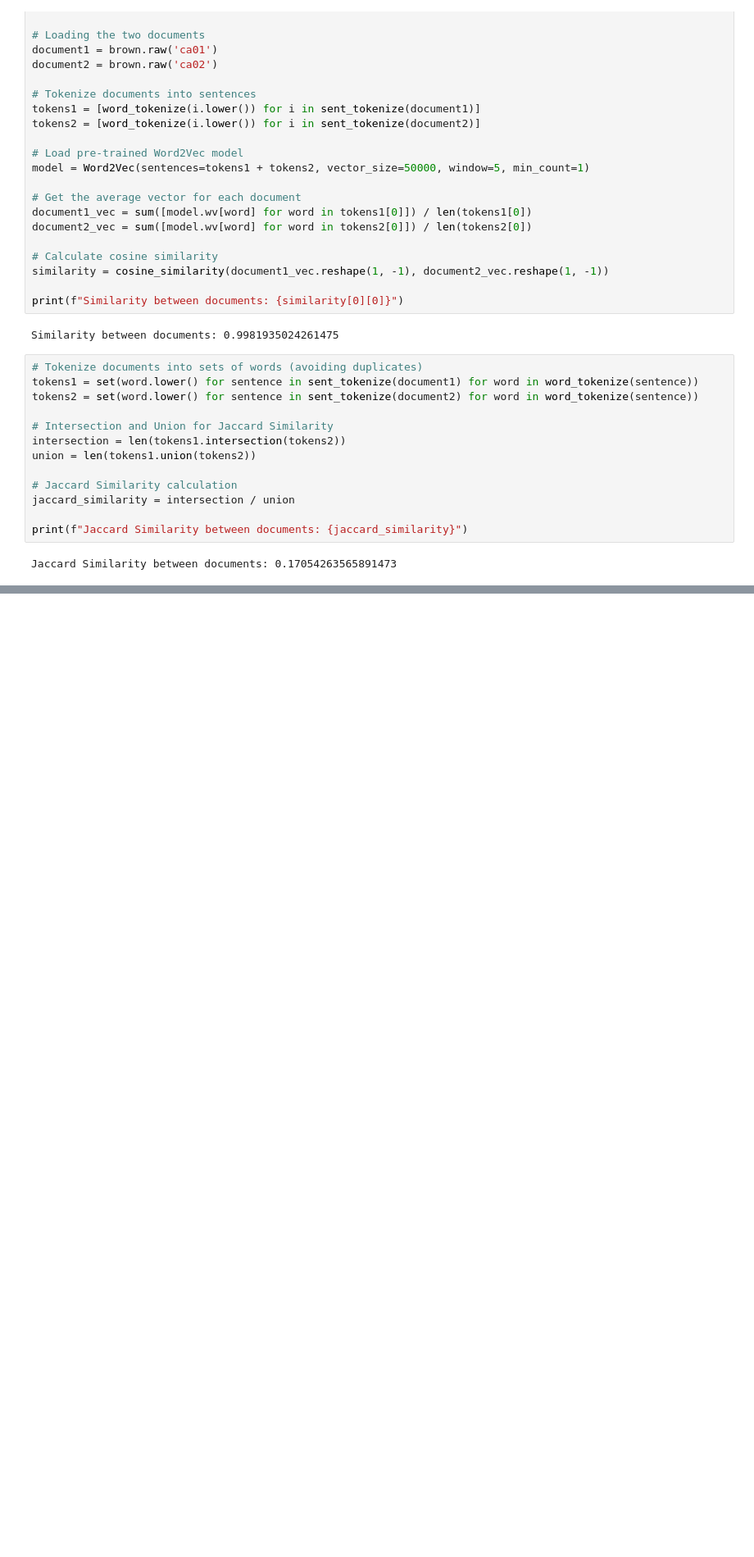
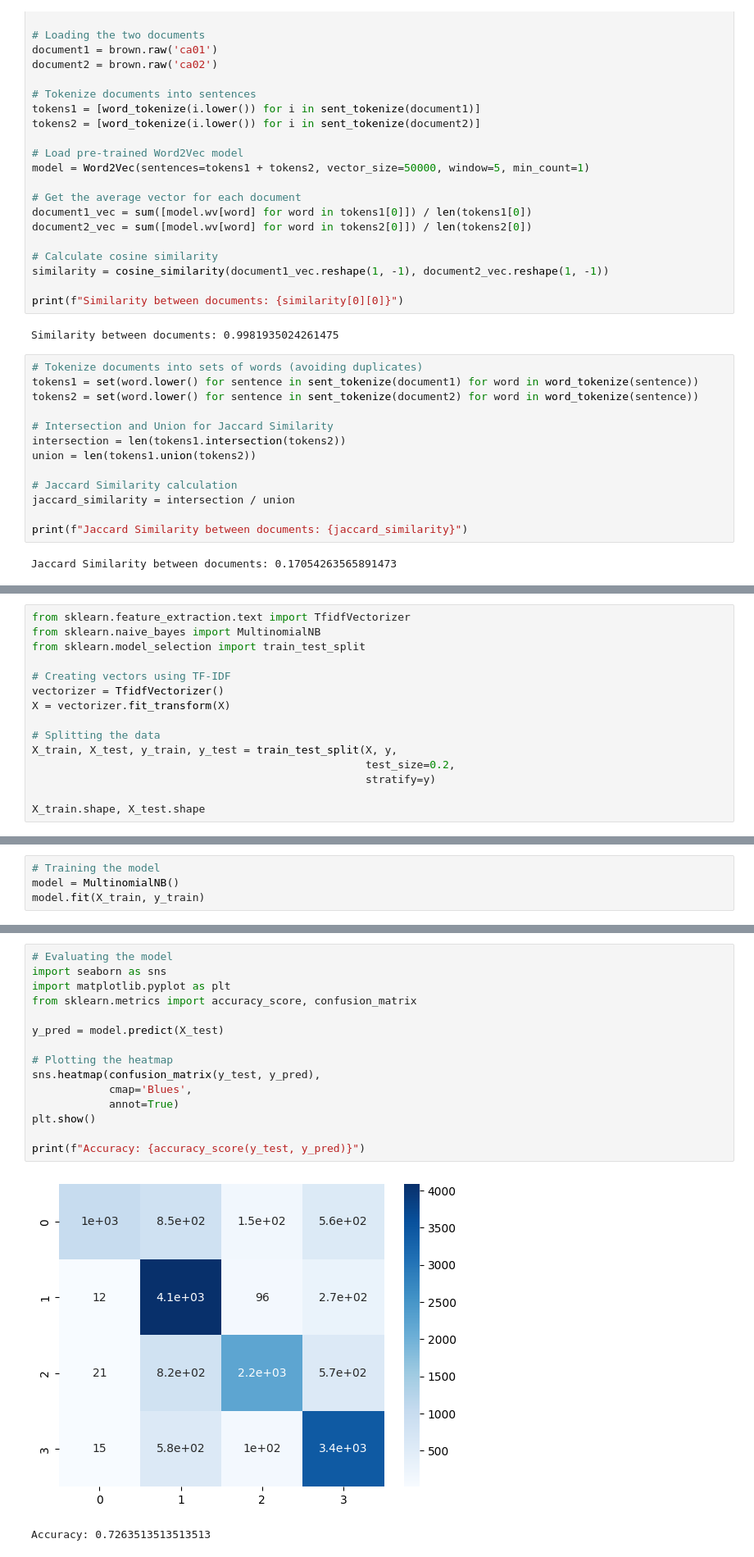
Before and after one commit to purusharthmalik/Natural-Language-Processing, a Jupyter notebook: lab7/Purusharth_542_Lab7.ipynb, the cells around one changed output, grey strips where cells are left out. Shown at 82% size. Saved outputs shown, nothing was run; the diff lists cells and outputs as text; blank space fills up the shorter version.

```diff
--- a/lab7/Purusharth_542_Lab7.ipynb
+++ b/lab7/Purusharth_542_Lab7.ipynb
@@ -55,0 +87,15 @@ Jaccard Similarity between documents: 0.17054263565891473
+# %%
+from sklearn.feature_extraction.text import TfidfVectorizer
+from sklearn.naive_bayes import MultinomialNB
+from sklearn.model_selection import train_test_split
+
+# Creating vectors using TF-IDF
+vectorizer = TfidfVectorizer()
+X = vectorizer.fit_transform(X)
+
+# Splitting the data
+X_train, X_test, y_train, y_test = train_test_split(X, y,
+                                                    test_size=0.2,
+                                                    stratify=y)
+
+X_train.shape, X_test.shape
@@ -55,0 +104,4 @@ Jaccard Similarity between documents: 0.17054263565891473
+# %%
+# Training the model
+model = MultinomialNB()
+model.fit(X_train, y_train)
@@ -56 +117,19 @@ Jaccard Similarity between documents: 0.17054263565891473
+# %%
+# Evaluating the model
+import seaborn as sns
+import matplotlib.pyplot as plt
+from sklearn.metrics import accuracy_score, confusion_matrix
+
+y_pred = model.predict(X_test)
+
+# Plotting the heatmap
+sns.heatmap(confusion_matrix(y_test, y_pred),
+            cmap='Blues',
+            annot=True)
+plt.show()
+
+print(f"Accuracy: {accuracy_score(y_test, y_pred)}")
+# %% [output]
+[figure, added]
+Accuracy: 0.7263513513513513
 # %% [markdown]
```
Also changed, not shown: parts of 19 cells of this notebook, 1 other file.
